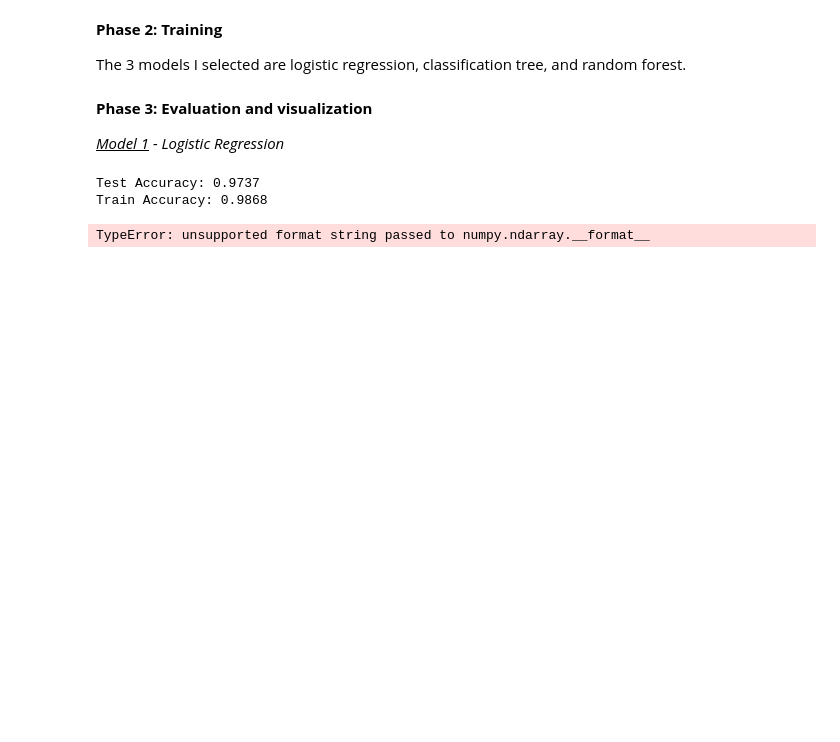
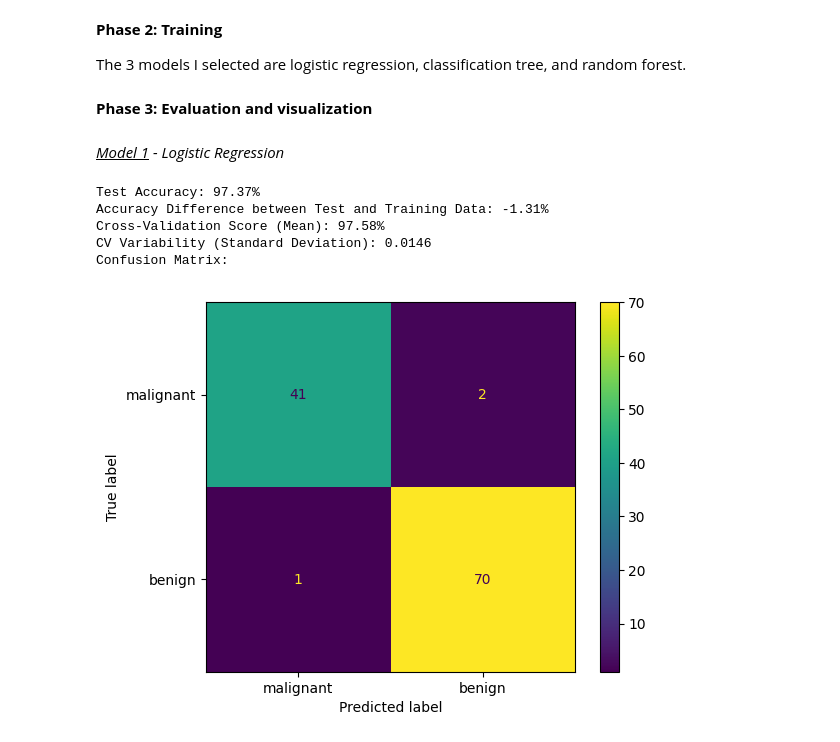
Before and after one commit to daniellekaye/Data-Science-HW2, a Jupyter notebook: HW2.ipynb, the cells around one changed output. Drawn from its saved outputs; the diff is of its cells as text; code cells hidden in the pictures; blank space fills up the shorter version.

Commit message:
model 1 performance

```diff
--- a/HW2.ipynb
+++ b/HW2.ipynb
@@ -93,23 +93,27 @@ As you can see, benign tumors are more common in the dataset. However, there are
 **Phase 2: Training**
 
 The 3 models I selected are logistic regression, classification tree, and random forest.
+# %% [markdown]
+**Phase 3: Evaluation and visualization**
+# %%
+import models
+def performanceReport(model_name, accuracy, train_accuracy, cv, cm):
+    print(f"Test Accuracy: {accuracy:.2%}")
+    print(f"Accuracy Difference between Test and Training Data: {accuracy - train_accuracy:.2%}")
+    print(f"Cross-Validation Score (Mean): {cv.mean():.2%}")
+    print(f"CV Variability (Standard Deviation): {cv.std():.4f}")
+    print("Confusion Matrix:")
+    cm.plot()
+    cm.set_title(model_name + " Confusion Matrix")
+    return
 # %% [markdown]
-**Phase 3: Evaluation and visualization**
-
 *<u>Model 1</u> - Logistic Regression*
-# %%
-import models
-def performanceReport(accuracy, train_accuracy, cv, cm):
-    print(f"Test Accuracy: {accuracy:.4f}")
-    print(f"Difference in Test and Training Accuracy: {accuracy -train_accuracy:.4f}")
-    print(f"Cross-Validation Score Mean: {cv.mean():.4f}")
-    print(f"Cross-Validation Score Standard Deviation: {cv.std():.4f}")
-    print("Confusion Matrix:")
-    print(cm)
-    return
 # %%
-performanceReport(models.logreg_accuracy, models.logreg_train_accuracy, models.logreg_cv_scores, models.logreg_cm)
+performanceReport("Logistic Regression", models.logreg_accuracy, models.logreg_train_accuracy, models.logreg_cv_scores, models.logreg_cm)
 # %% [output]
-Test Accuracy: 0.9737
-Train Accuracy: 0.9868
+Test Accuracy: 97.37%
+Accuracy Difference between Test and Training Data: -1.31%
+Cross-Validation Score (Mean): 97.58%
+CV Variability (Standard Deviation): 0.0146
+Confusion Matrix:
-TypeError: unsupported format string passed to numpy.ndarray.__format__
+[figure, added]
```
